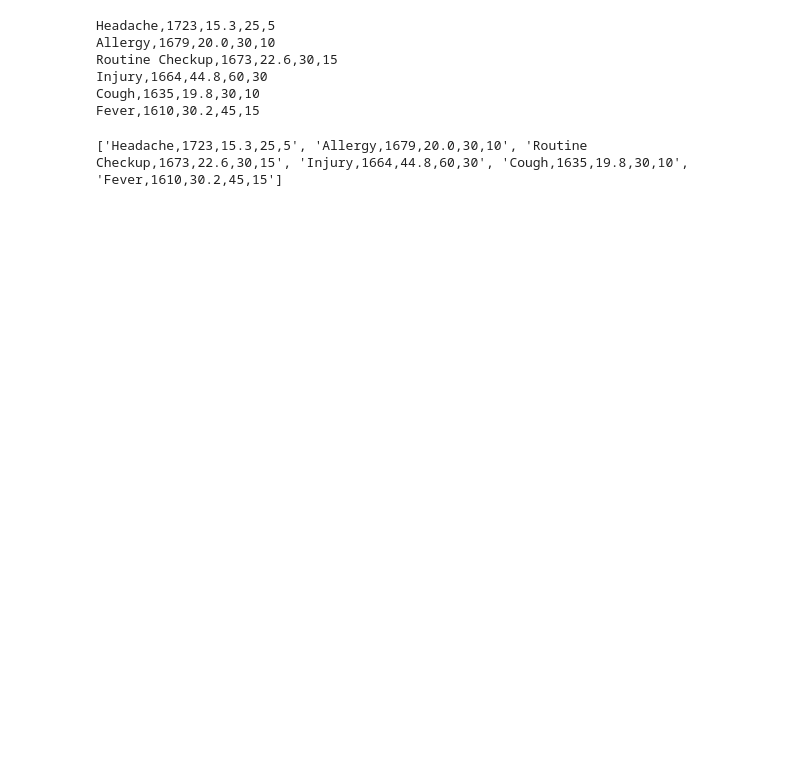
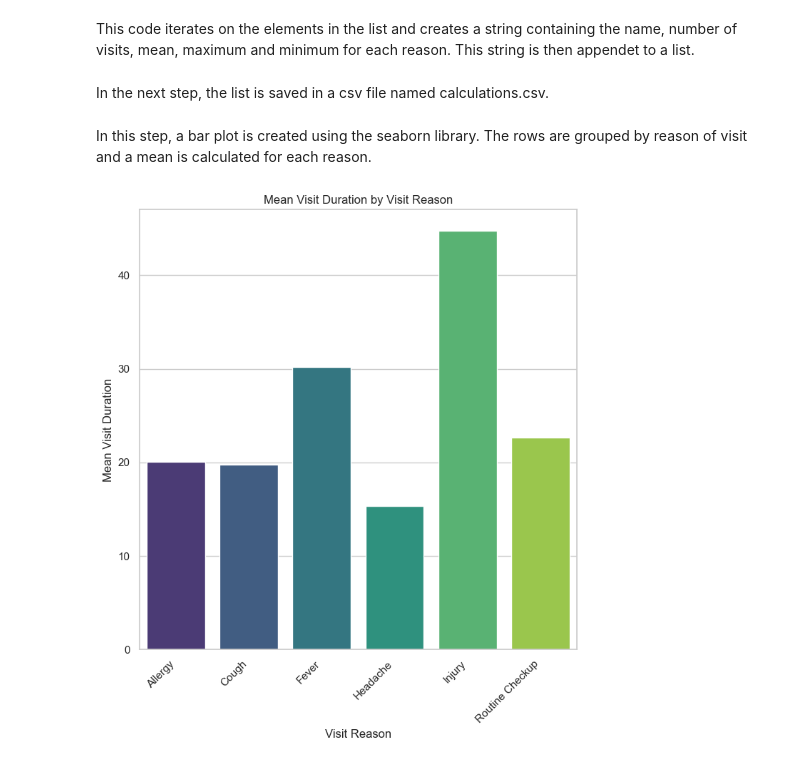
Before and after one commit to starshrimp/Pythobn_Assessment, a Jupyter notebook: Assessment.ipynb, the cells around one changed output. Drawn from its saved outputs; the diff is of its cells as text; code cells hidden in the pictures; blank space fills up the shorter version.

```diff
--- a/Assessment.ipynb
+++ b/Assessment.ipynb
@@ -41,3 +52,6 @@ Index(['Headache', 'Allergy', 'Routine Checkup', 'Injury', 'Cough', 'Fever'], dt
+# %% [markdown]
+This code iterates on the elements in the list and creates a string containing the name, number of visits, mean, maximum and minimum for each reason.
+This string is then appendet to a list.
 # %%
 for sickness, visits in visit_reason_list.items():
     formatted_string = f"{visits} visits were due to {sickness}. "
@@ -45,25 +59,35 @@ for sickness, visits in visit_reason_list.items():
     mean_sickness = data.loc[mask, 'Visit_Duration'].mean().round(decimals=1)
     max_sickness = data.loc[mask, 'Visit_Duration'].max()
     min_sickness = data.loc[mask, 'Visit_Duration'].min()
-    # formatted_string += f"A mean of {mean_sickness} minutes were spent per visit."
-    # formatted_strings.append(formatted_string)
     row_sickness= ','.join([str(sickness),str(visits),str(mean_sickness),str(max_sickness),str(min_sickness)])
     calculated_list.append(row_sickness)
-    print(row_sickness)
-# %% [output]
-Headache,1723,15.3,25,5
-Allergy,1679,20.0,30,10
-Routine Checkup,1673,22.6,30,15
-Injury,1664,44.8,60,30
-Cough,1635,19.8,30,10
-Fever,1610,30.2,45,15
+# %% [markdown]
+In the next step, the list is saved in a csv file named calculations.csv.
 # %%
-print(calculated_list)
 with open('calculations.csv', 'w') as file: #saves the list of the calculated values to a csv file
     file.write("Visit_Reason,Visits,Mean_Duration,Max_Duration,Min_Duration\n")
     file.write("\n".join(calculated_list))
-# %% [output]
-['Headache,1723,15.3,25,5', 'Allergy,1679,20.0,30,10', 'Routine Checkup,1673,22.6,30,15', 'Injury,1664,44.8,60,30', 'Cough,1635,19.8,30,10', 'Fever,1610,30.2,45,15']
+# %% [markdown]
+In this step, a bar plot is created using the seaborn library. The rows are grouped by reason of visit and a mean is calculated for each reason.
+# %%
+mean_durations = data.groupby('Visit_Reason')['Visit_Duration'].mean().reset_index()
+
+# Set up the plot
+plt.figure(figsize=(7, 8))
+sns.barplot(x='Visit_Reason', y='Visit_Duration', data=mean_durations, palette='viridis')
+
+# Adding labels and title
+plt.xlabel('Visit Reason')
+plt.ylabel('Mean Visit Duration')
+plt.title('Mean Visit Duration by Visit Reason')
+
+plt.xticks(rotation=45, ha='right')
+
+# Show the plot
+plt.tight_layout()
+plt.show()
+# %% [output]
+[figure, added]
 # %%
 calculated_data = pd.read_csv('calculations.csv')
 calculated_data = pd.DataFrame(calculated_data)
```
Also changed, not shown: parts of 9 cells of this notebook.
